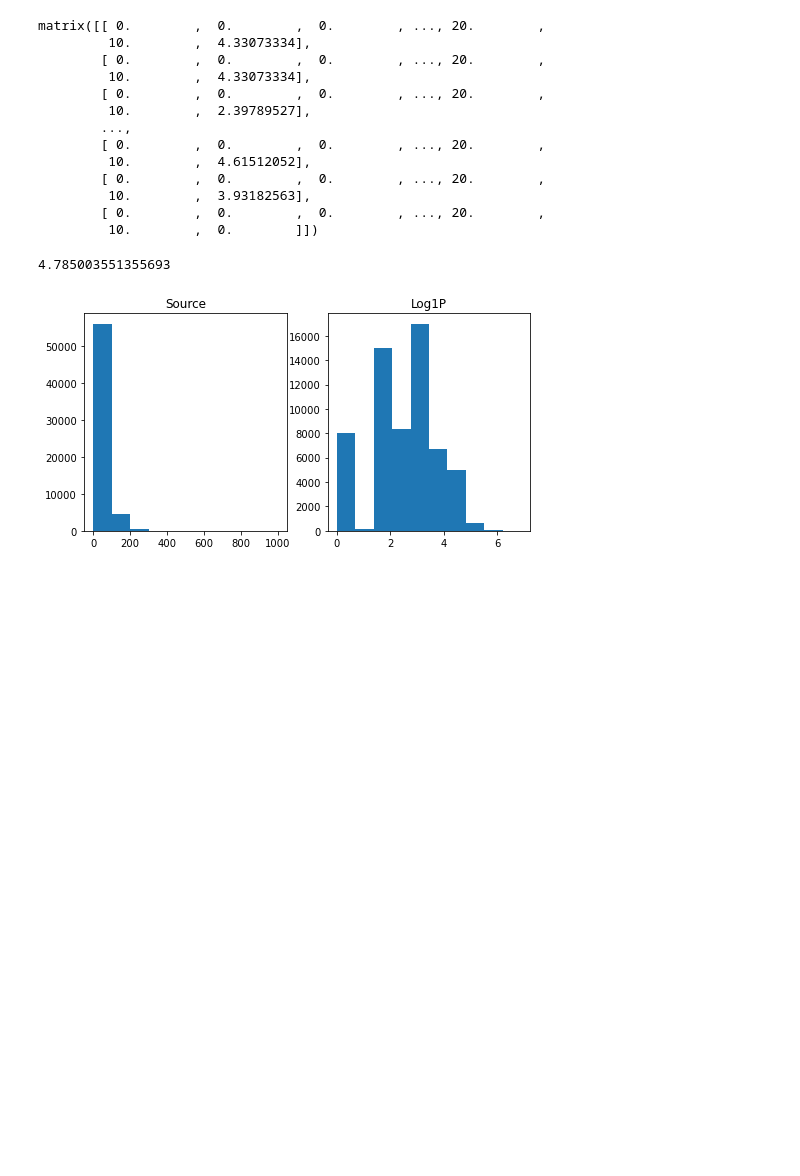
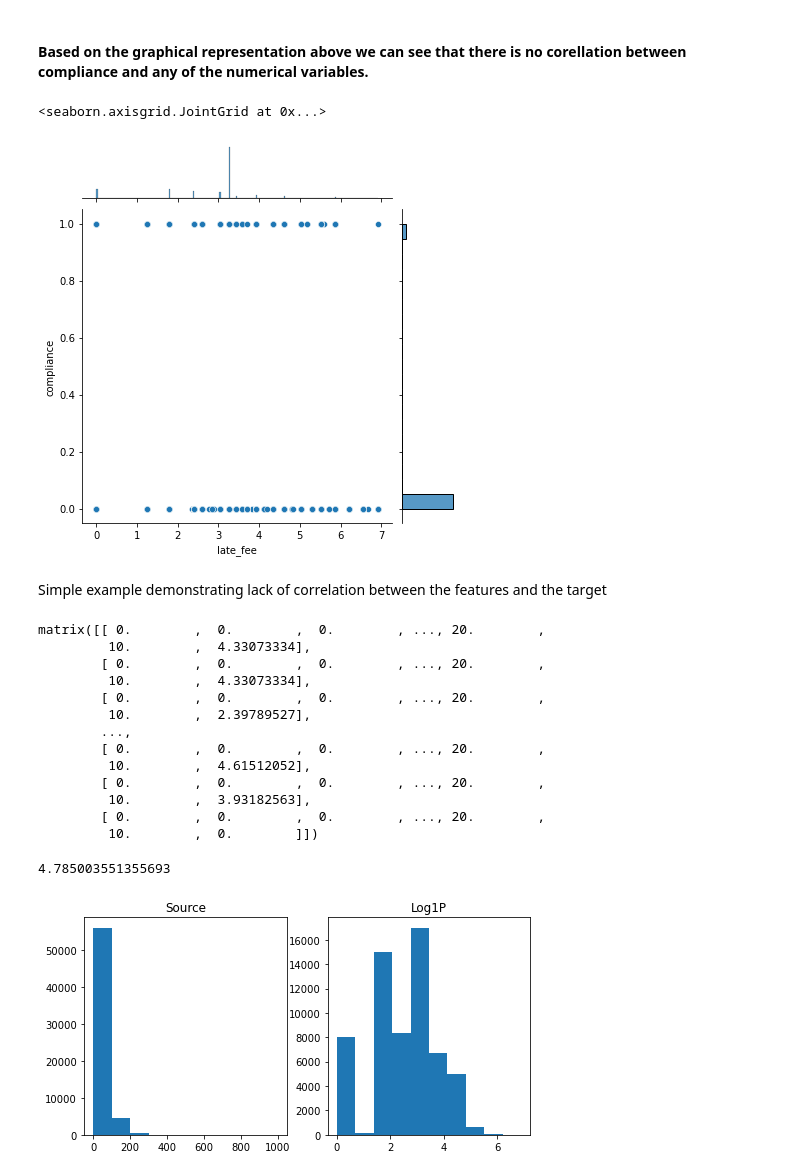
Before and after one commit to akmalsoliev/Fine_payment_prediction, a Jupyter notebook: Chicago Fine Payment Predict.ipynb, the cells around one changed output. Drawn from its saved outputs; the diff is of its cells as text; code cells hidden in the pictures; blank space fills up the shorter version.

```diff
--- a/Chicago Fine Payment Predict.ipynb
+++ b/Chicago Fine Payment Predict.ipynb
@@ -84,3 +110,13 @@ Log1P results for late_fee: -0.7829471160991703
+# %% [markdown]
+#### **Based on the graphical representation above we can see that there is no corellation between compliance and any of the numerical variables.**
+# %%
+sns.jointplot(x=train['late_fee'],
+              y=train['compliance'])
+# %% [output]
+<seaborn.axisgrid.JointGrid at 0x...>
+[figure, added]
+# %% [markdown]
+Simple example demonstrating lack of correlation between the features and the target
 # %%
 from sklearn.preprocessing import OneHotEncoder
 from sklearn.compose import make_column_transformer
```
Also changed, not shown: parts of 11 cells of this notebook, 4 other files.
